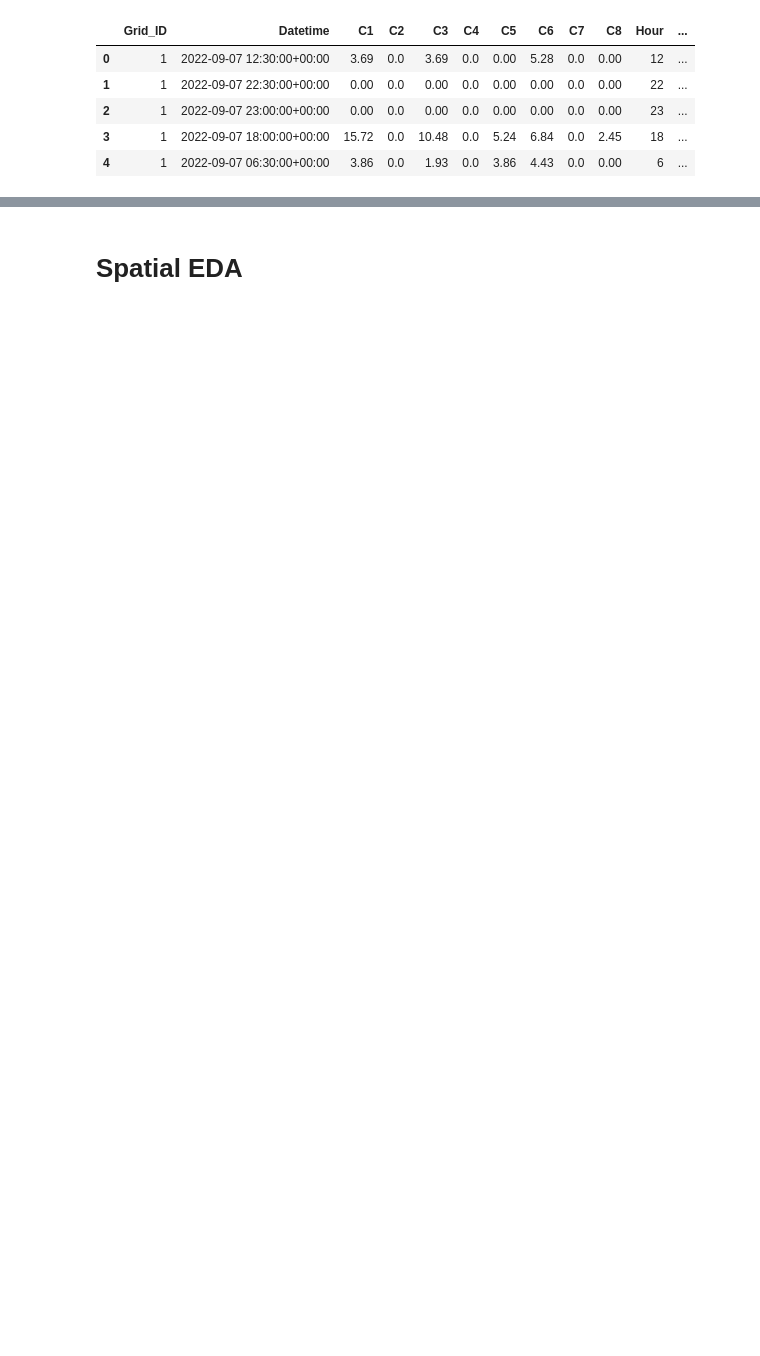
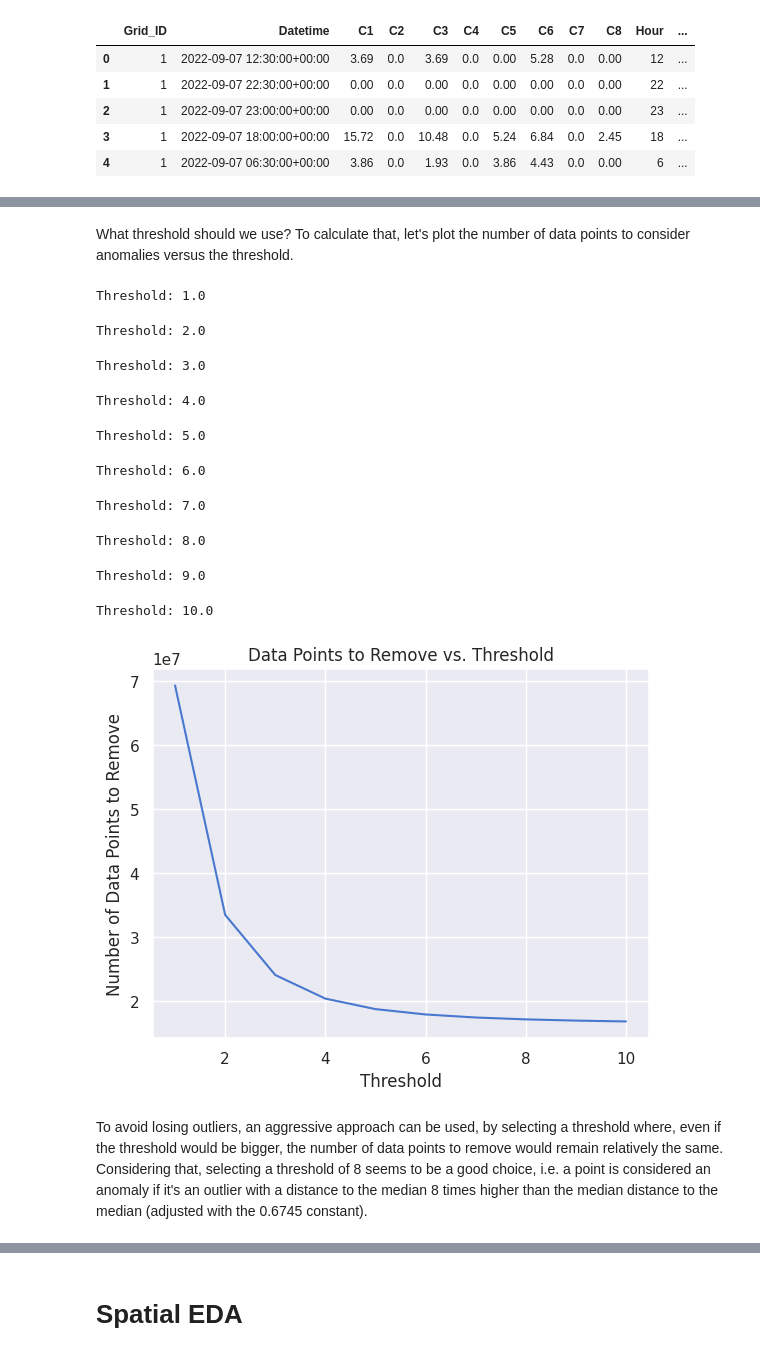
Before and after one commit to duarteoliper/WDL_2023, a Jupyter notebook: notebooks/eda.ipynb, the cells around one changed output, grey strips where cells are left out. Cells and saved outputs as stored; diff of their text form; code cells hidden in the pictures; blank space fills up the shorter version.

Commit message:
Detecting and replacing anomalies

```diff
--- a/notebooks/eda.ipynb
+++ b/notebooks/eda.ipynb
@@ -160,0 +244,57 @@ Long tails for some of these features!
+# %% [markdown]
+What threshold should we use? To calculate that, let's plot the number of data points to consider anomalies versus the threshold.
+# %%
+def count_outliers(dataframe, columns, threshold, grid_id_col='Grid_ID'):
+    """
+    Count the number of outliers in the dataframe using the modified Z-score method
+    (on a per grid_id basis).
+
+    Args:
+    dataframe (pd.DataFrame): The dataframe containing the data.
+    columns (List[str]): The columns to count the outliers from.
+    threshold (float): The modified Z-score threshold to identify outliers.
+
+    Returns:
+    int: The total number of outliers in the specified columns.
+    """
+    outlier_count = 0
+    print(f"Threshold: {threshold}")
+    for grid_id in tqdm(dataframe[grid_id_col].unique()):
+        grid_data = dataframe[dataframe[grid_id_col] == grid_id]
+
+        for column in columns:
+            # Use the mad_based_outlier function to find outliers in the current column
+            outliers_mask = mad_based_outlier(grid_data[column].values, threshold)
+            outlier_count += np.sum(outliers_mask)
+
+    return outlier_count
+# %%
+# Relevant features
+columns_to_check = ['C1', 'C2', 'C3', 'C4', 'C5', 'C6', 'C7', 'C8']
+
+# Create a list of thresholds to test
+thresholds = np.linspace(1, 10, 10)
+
+# Count the number of outliers for each threshold
+outlier_counts = [count_outliers(df_movs, columns_to_check, threshold) for threshold in thresholds]
+
+# Plot the number of data points removed versus the threshold
+plt.plot(thresholds, outlier_counts)
+plt.xlabel('Threshold')
+plt.ylabel('Number of Data Points to Remove')
+plt.title('Data Points to Remove vs. Threshold')
+plt.show()
+# %% [output]
+Threshold: 1.0
+Threshold: 2.0
+Threshold: 3.0
+Threshold: 4.0
+Threshold: 5.0
+Threshold: 6.0
+Threshold: 7.0
+Threshold: 8.0
+Threshold: 9.0
+Threshold: 10.0
+[figure, added]
+# %% [markdown]
+To avoid losing outliers, an aggressive approach can be used, by selecting a threshold where, even if the threshold would be bigger, the number of data points to remove would remain relatively the same. Considering that, selecting a threshold of 8 seems to be a good choice, i.e. a point is considered an anomaly if it's an outlier with a distance to the median 8 times higher than the median distance to the median (adjusted with the 0.6745 constant).
```
Also changed, not shown: parts of 30 cells of this notebook, 1 other file.
